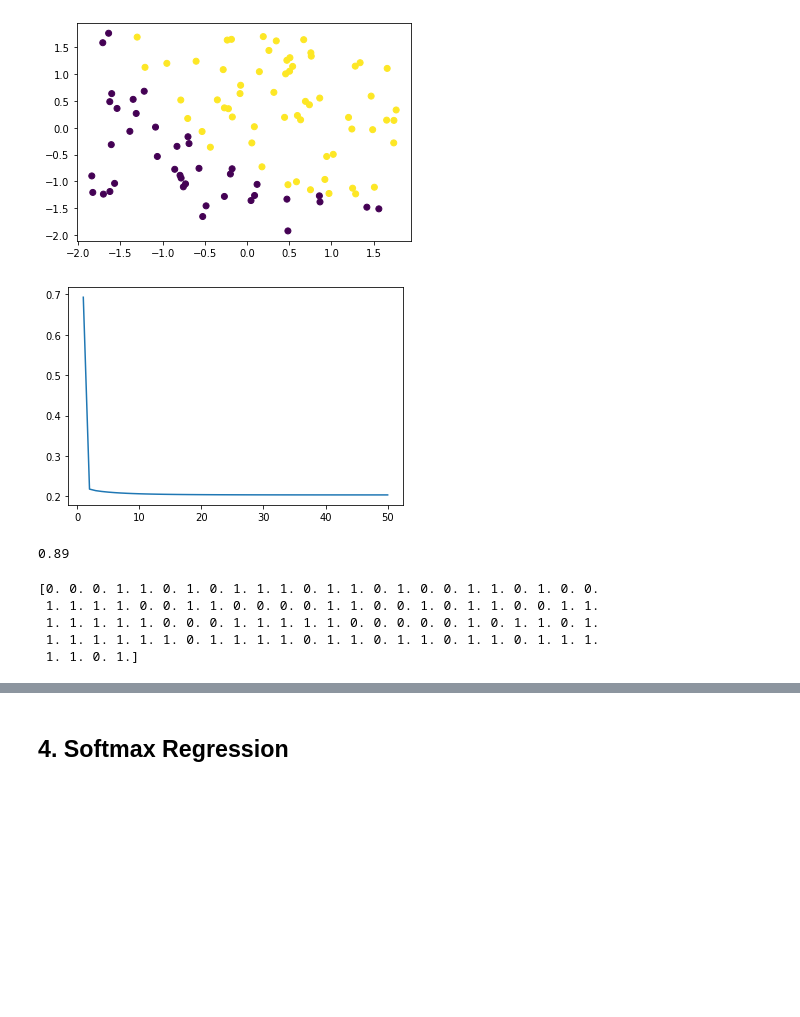
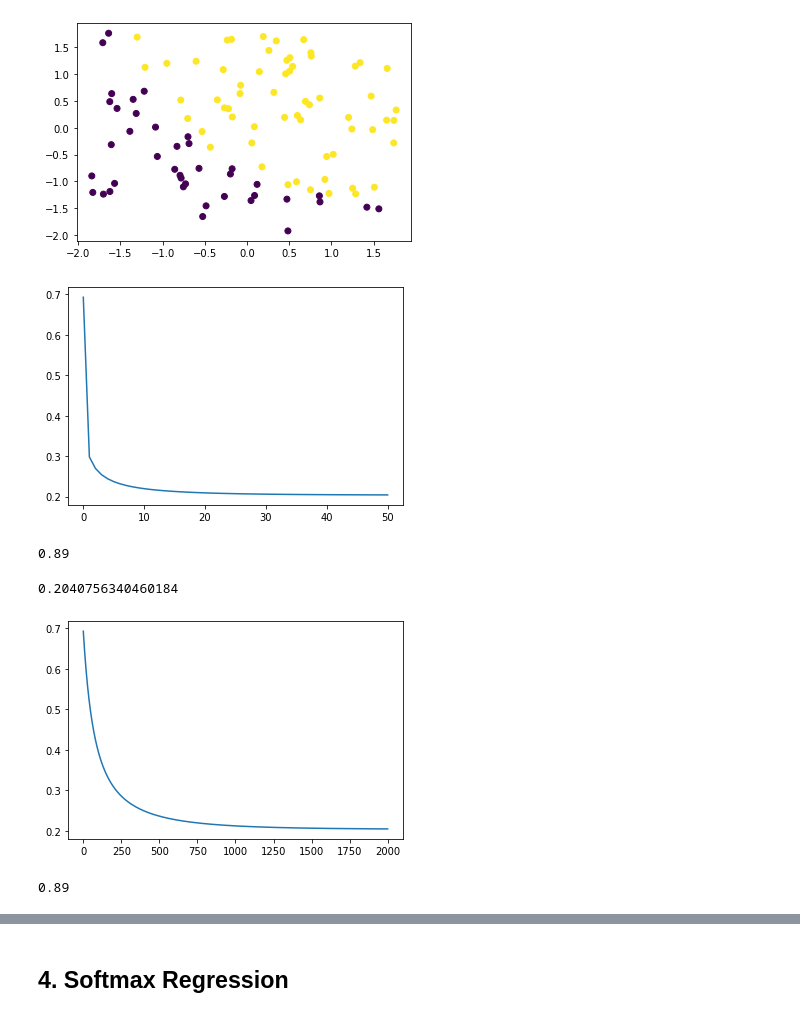
Before and after one commit to ruke1ire/AIT, a Jupyter notebook: ML/JupyterLab/CheatSheet/CheatSheat.ipynb, the cells around one changed output, grey strips where cells are left out. Saved outputs shown, nothing was run; the diff lists cells and outputs as text; code cells hidden in the pictures; blank space fills up the shorter version.

```diff
--- a/ML/JupyterLab/CheatSheet/CheatSheat.ipynb
+++ b/ML/JupyterLab/CheatSheet/CheatSheat.ipynb
@@ -118,10 +114,10 @@ print(y.shape)
 LR = LinearRegressionModel()
 
 alpha = 0.001
-max_iteration = 100000
+max_iteration = 500
 initial_theta = np.zeros(2)
 
-theta,cost,gradient,iteration = LR.batch_gd(X,y,initial_theta,max_iteration,alpha,average = True)
+theta,cost,iteration = LR.batch_gd(X,y,initial_theta,max_iteration,alpha,average = True)
 # %%
 LR.plot_cost(cost,iteration)
 # %% [output]
@@ -213,7 +209,7 @@ x_series = np.linspace(-5,20,100)
 x_series = np.insert(x_series[:,np.newaxis],0,1,axis=1)
 print(x_series.shape)
 
-y_pred = LWLR.predict_multiple(X,x_series,3)
+y_pred = LWLR.predict_multiple(X,x_series,2)
 # %% [output]
 (100, 2)
 # %%
@@ -248,20 +244,41 @@ class LogisticRegressionModel:
             dJ = -X.T@(y-self.h(X,theta))/(X.shape[0])
         return dJ
 
+    def hessian(self, X, theta, average = False):
+        y_pred = self.h(X,theta)
+        if(average == False):
+            hess_mat = X.T@X*(y_pred@(1-y_pred))
+        else:
+            hess_mat = X.T@X*(y_pred@(1-y_pred))/X.shape[0]
+        return hess_mat
+
 #4. batch gradient descent
     def batch_gd(self, X, y, initial_theta, max_iteration, alpha, tolerance = 0,average = False):
         cost = []
-        gradient = []
         theta = initial_theta
         iteration = 0
+        cost.append(self.cost(X,y,theta,average))
         for n in range(max_iteration):
+            gradient = self.gradient(X,y,theta,average)
+            theta = theta - alpha*gradient
             cost.append(self.cost(X,y,theta,average))
-            gradient.append(self.gradient(X,y,theta,average))
-            theta = theta - alpha*gradient[-1]
-            iteration_no = n+1
+            iteration += 1
         cost = np.array(cost)
-        gradient = np.array(gradient)
-        return theta,cost,gradient,iteration_no
+        return theta,cost,iteration
+
+    def newtons_method(self, X, y, initial_theta, max_iteration,average = False):
+        cost = []
+        theta = initial_theta
+        iteration = 0
+        cost.append(self.cost(X,y,theta,average))
+        for n in range(max_iteration):
+            gradient = self.gradient(X,y,theta,average)
+            hessian = self.hessian(X,theta,average)
+            theta = theta - np.linalg.inv(hessian)@gradient
+            cost.append(self.cost(X,y,theta,average))
+            iteration += 1
+        cost = np.array(cost)
+        return theta,cost,iteration
 
 #5. predict
     def predict(self,X,theta):
@@ -281,7 +298,7 @@ class LogisticRegressionModel:
 
 #7. plotting cost
     def plot_cost(self,cost, iteration_no):
-        iteration_series = np.arange(1,iteration_no+1)
+        iteration_series = np.arange(0,iteration_no+1)
         ax = plt.axes()
         ax.plot(iteration_series, cost)
 # %%
@@ -304,28 +321,37 @@ plt.scatter(X[:,1],X[:,2],c=y)
 # %%
 Log = LogisticRegressionModel()
 
 iterations = 50
-alpha = 10
+alpha = 5
 initial_theta = np.zeros(3)
 
-theta,cost,gradient,iteration_no = Log.batch_gd(X,y,initial_theta,iterations,alpha,average=True)
+theta,cost,iteration_no = Log.batch_gd(X,y,initial_theta,iterations,alpha,average=True)
 
 Log.plot_cost(cost,iteration_no)
 # %% [output]
-[figure, old version]
+[figure, new version]
 # %%
 y_pred = Log.predict(X,theta)
 Log.accuracy(y,y_pred)
 # %% [output]
 0.89
-# %%
-print(y_pred)
-# %% [output]
-[0. 0. 0. 1. 1. 0. 1. 0. 1. 1. 1. 0. 1. 1. 0. 1. 0. 0. 1. 1. 0. 1. 0. 0.
- 1. 1. 1. 1. 0. 0. 1. 1. 0. 0. 0. 0. 1. 1. 0. 0. 1. 0. 1. 1. 0. 0. 1. 1.
- 1. 1. 1. 1. 1. 0. 0. 0. 1. 1. 1. 1. 1. 0. 0. 0. 0. 0. 1. 0. 1. 1. 0. 1.
- 1. 1. 1. 1. 1. 1. 0. 1. 1. 1. 1. 0. 1. 1. 0. 1. 1. 0. 1. 1. 0. 1. 1. 1.
- 1. 1. 0. 1.]
+# %%
+cost[-1]
+# %% [output]
+0.2040756340460184
+# %%
+iterations = 2000
+
+theta,cost,iteration_no = Log.newtons_method(X,y,initial_theta,iterations,average=True)
+
+Log.plot_cost(cost,iteration_no)
+# %% [output]
+[figure, added]
+# %%
+y_pred = Log.predict(X,theta)
+Log.accuracy(y,y_pred)
+# %% [output]
+0.89
 # %%
 cost[-1]
 # %% [output]
```
Also changed, not shown: parts of 29 cells of this notebook.
